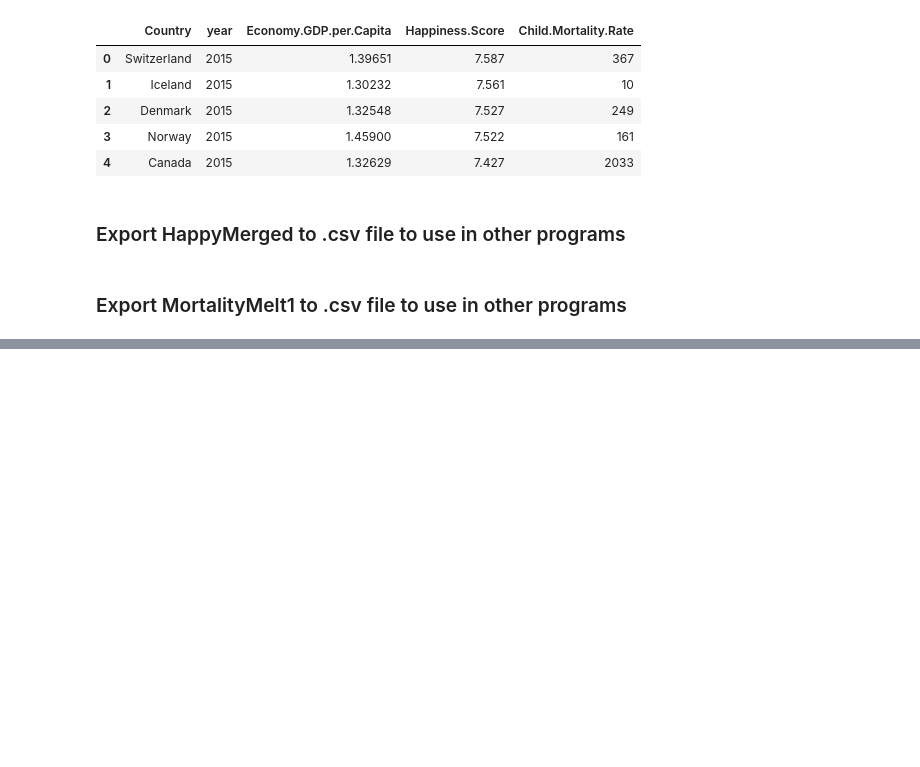
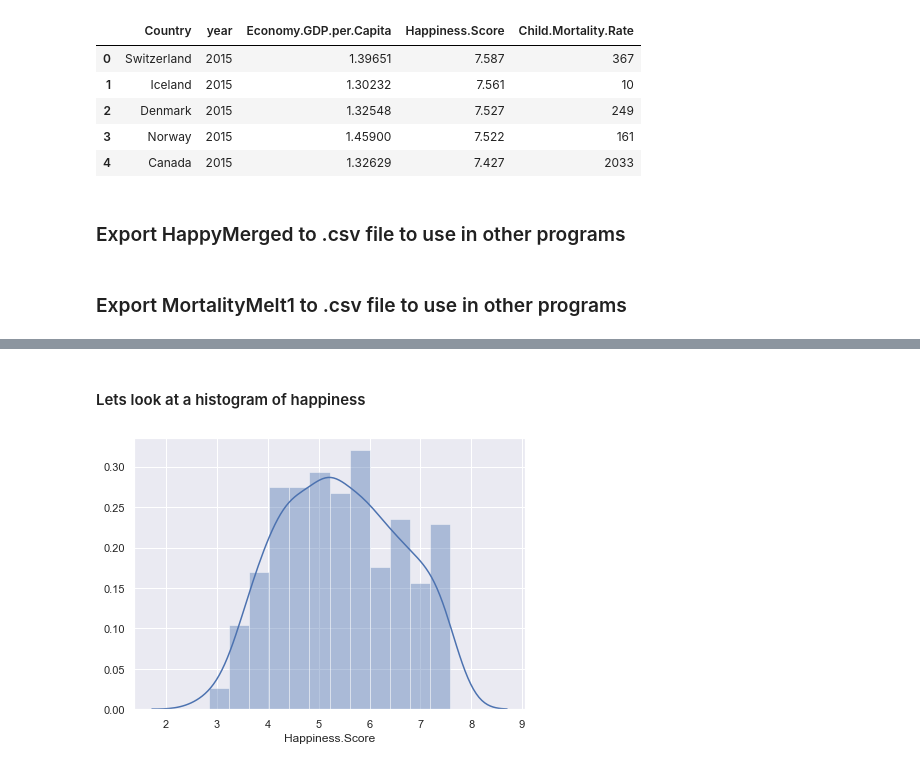
Before and after one commit to tedstrauch/Final-Project, a Jupyter notebook: HappyMelt2015-2017.ipynb, the cells around one changed output, grey strips where cells are left out. Drawn from its saved outputs; the diff is of its cells as text; code cells hidden in the pictures; blank space fills up the shorter version.

```diff
--- a/HappyMelt2015-2017.ipynb
+++ b/HappyMelt2015-2017.ipynb
@@ -385,0 +457,8 @@ MortalityMelt1 = pd.read_csv('HappyMelt2015-2017', encoding='utf-8')
+# %% [markdown]
+#### Lets look at a histogram of happiness
+# %%
+fig = plt.figure(figsize=(7,5))
+sns.set()
+sns.distplot(MortalityMelt1['Happiness.Score'],bins=12);
+# %% [output]
+[figure, added]
```
Also changed, not shown: parts of 23 cells of this notebook, 6 other files.
